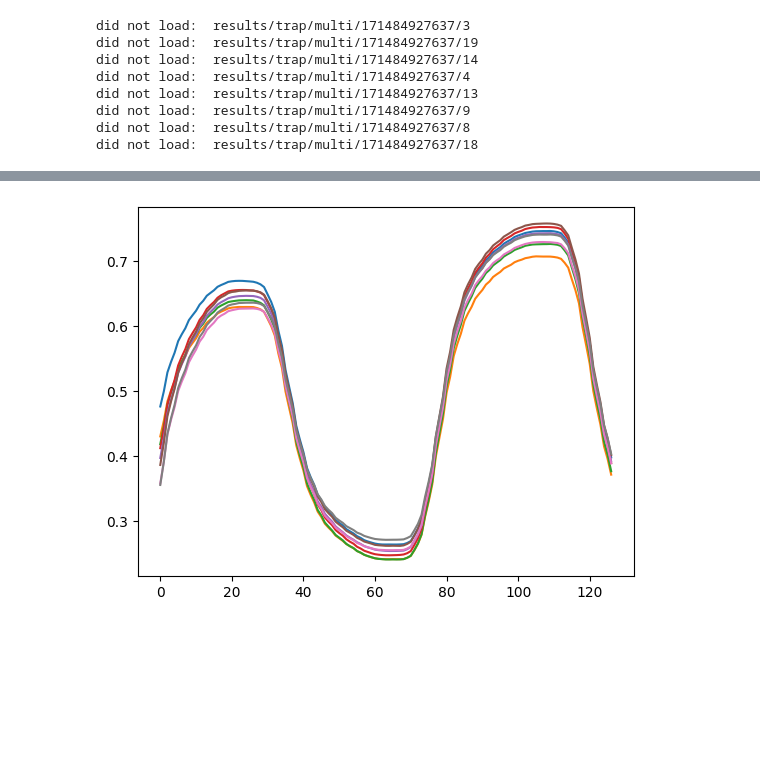
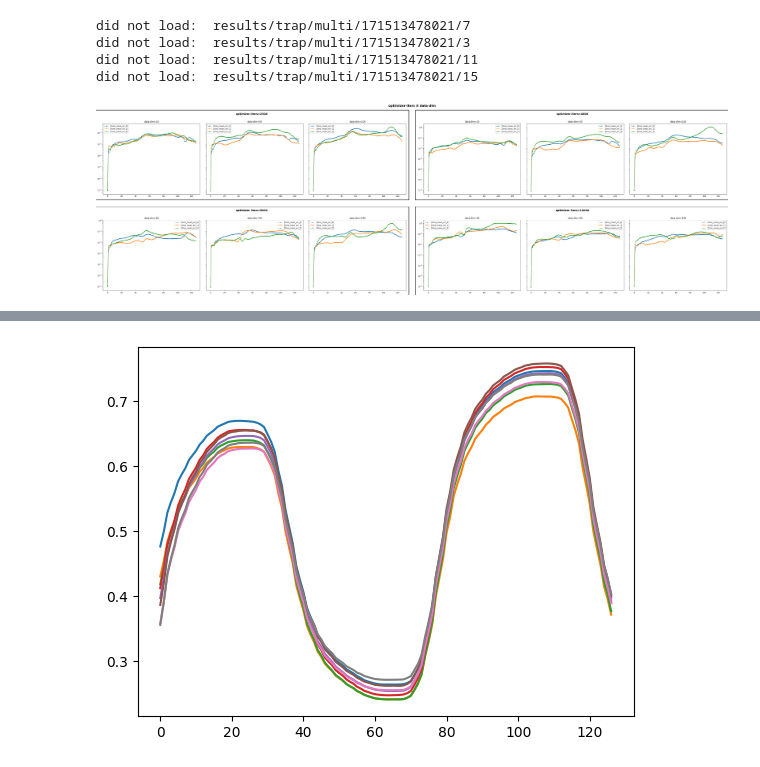
Before and after one commit to julesberman/hflow, a Jupyter notebook: notebooks/process_trap_multi.ipynb, the cells around one changed output, grey strips where cells are left out. Cells and saved outputs as stored; diff of their text form; code cells hidden in the pictures; blank space fills up the shorter version.

```diff
--- a/notebooks/process_trap_multi.ipynb
+++ b/notebooks/process_trap_multi.ipynb
@@ -19,13 +19,15 @@ import random
 def get_min_row(df, col):
     return df[df[col] == df[col].min()].iloc[0]
 # %%
-cfgs, df = load_multi('trap', '171484927637')
+cfgs, df = load_multi('trap', '171513478021')
 # %% [output]
-did not load:  results/trap/multi/171484927637/3
-did not load:  results/trap/multi/171484927637/19
-did not load:  results/trap/multi/171484927637/14
-did not load:  results/trap/multi/171484927637/4
-did not load:  results/trap/multi/171484927637/13
-did not load:  results/trap/multi/171484927637/9
-did not load:  results/trap/multi/171484927637/8
-did not load:  results/trap/multi/171484927637/18
+did not load:  results/trap/multi/171513478021/7
+did not load:  results/trap/multi/171513478021/3
+did not load:  results/trap/multi/171513478021/11
+did not load:  results/trap/multi/171513478021/15
+# %%
+
+plotter = series_plotter(['time_mean_err_0','time_mean_err_1','time_mean_err_2'], logy=True)
+plot_df_nested(df, plotter, layers=[ 'optimizer-iters' ,'data-dim' ], sharey=True, y)
+# %% [output]
+[figure, added]
```
Also changed, not shown: parts of 3 cells of this notebook, 10 other files.
